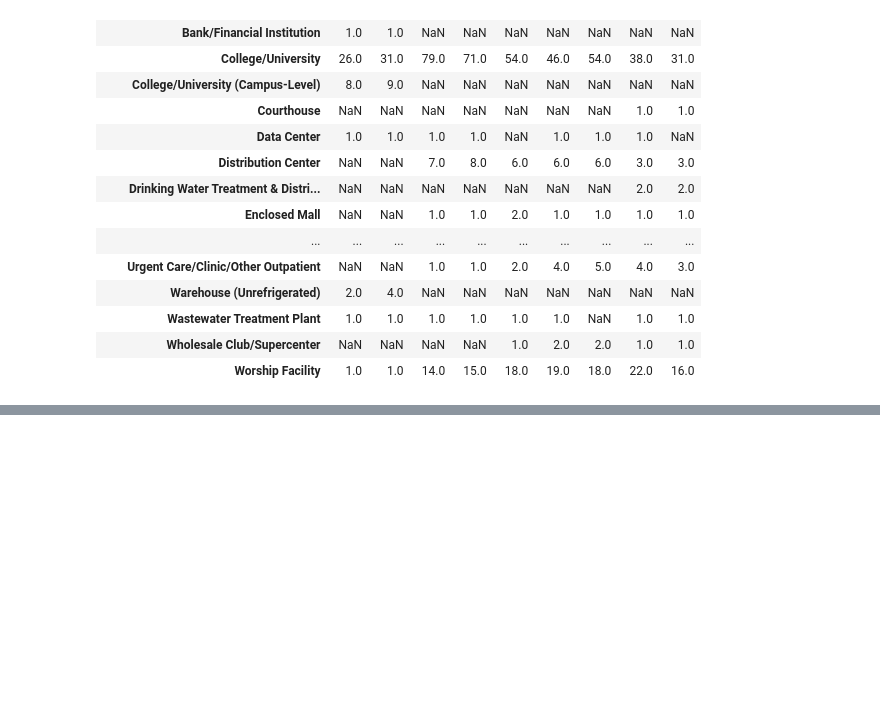
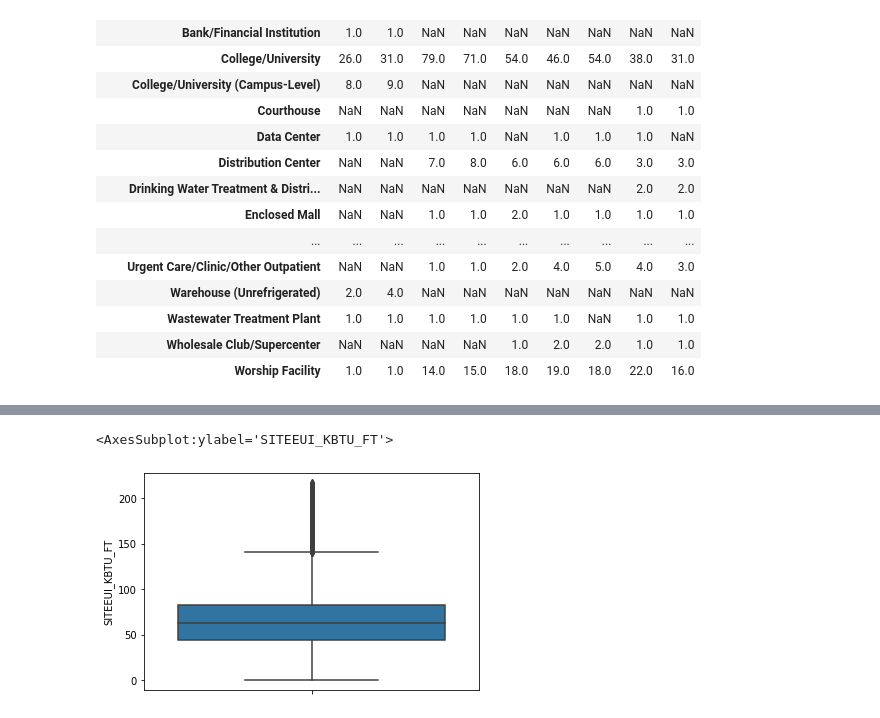
Before and after one commit to DHinton7/Power-Rangers, a Jupyter notebook: energy_benchmarks_eda_coulsonupdate.ipynb, the cells around one changed output, grey strips where cells are left out. Drawn from its saved outputs; the diff is of its cells as text; code cells hidden in the pictures; blank space fills up the shorter version.

```diff
--- a/energy_benchmarks_eda_coulsonupdate.ipynb
+++ b/energy_benchmarks_eda_coulsonupdate.ipynb
@@ -333,8 +353,6 @@ min         1.000000
 75%        83.000000
 max       100.000000
 Name: ENERGYSTARSCORE, dtype: float64
-# %%
-sns.set()
 # %%
 ag = df.groupby("REPORTINGYEAR").PRIMARYPROPERTYTYPE_SELFSELECT.value_counts().sort_index()
 # %%
@@ -415,0 +474,7 @@ NameError: name 'eda' is not defined
+# %%
+w=df["SITEEUI_KBTU_FT"].quantile(0.98)
+df_filtered=df[df["SITEEUI_KBTU_FT"]<w]
+sns.boxplot(y=df_filtered["SITEEUI_KBTU_FT"])
+# %% [output]
+<AxesSubplot:ylabel='SITEEUI_KBTU_FT'>
+[figure, added]
```
Also changed, not shown: parts of 9 cells of this notebook.
